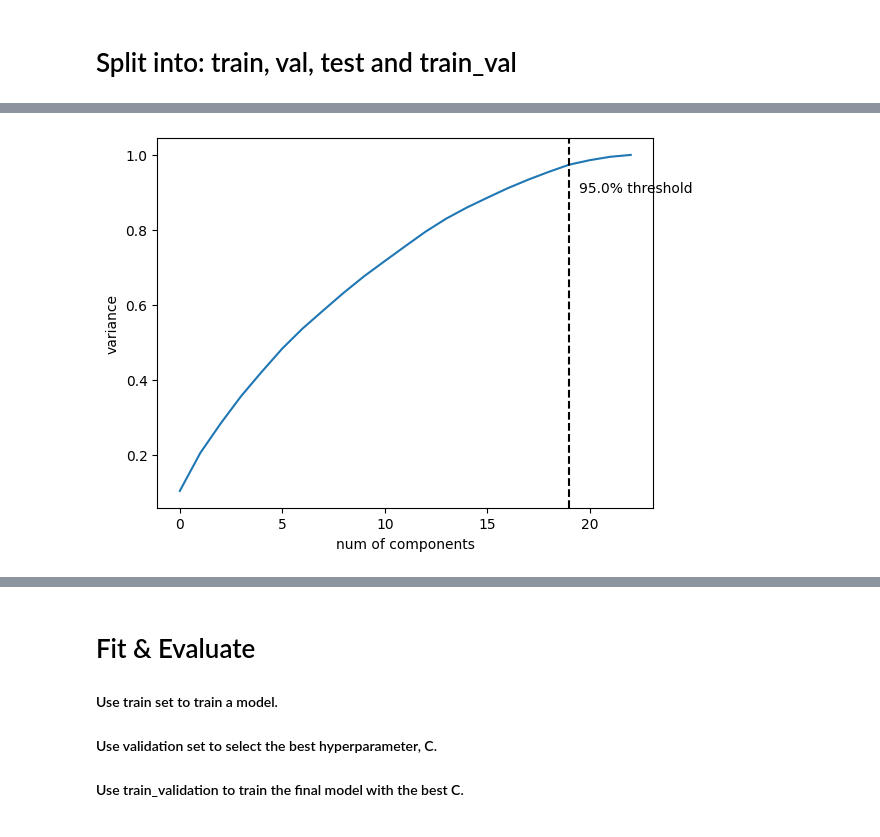
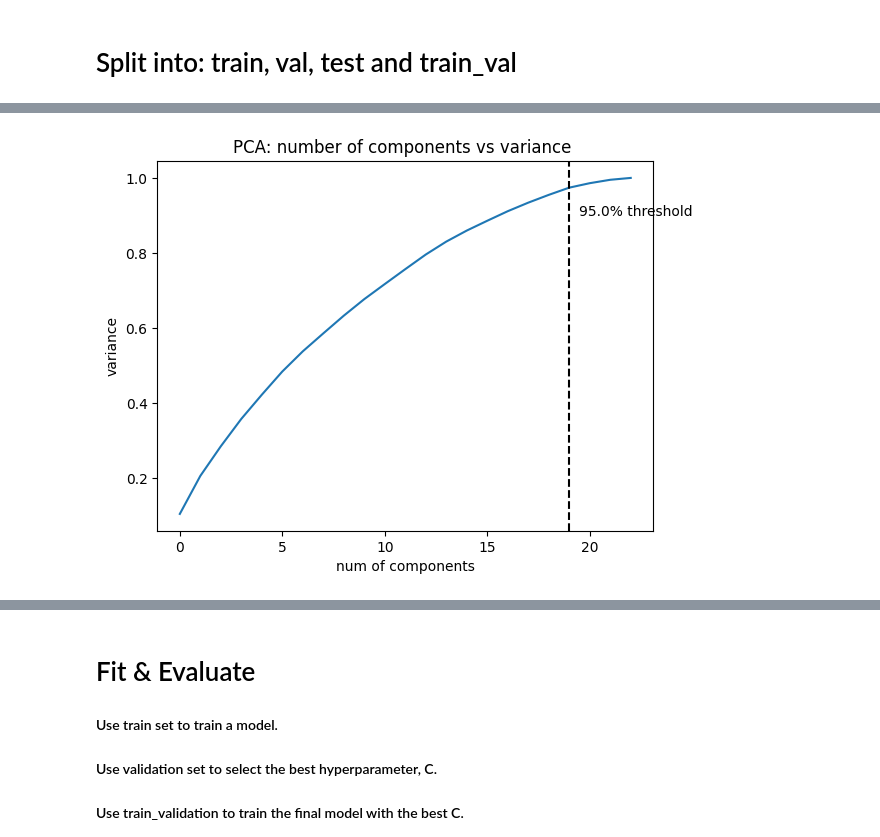
Before and after one commit to aruuuke/CreditRisk, a Jupyter notebook: LogisticRegression.ipynb, the cells around one changed output, grey strips where cells are left out. Saved outputs shown, nothing was run; the diff lists cells and outputs as text; code cells hidden in the pictures.

```diff
--- a/LogisticRegression.ipynb
+++ b/LogisticRegression.ipynb
@@ -193,7 +193,7 @@ def set_pca(X):
 
     plt.axvline(x=num_components, color='k', linestyle='--')
     plt.text(num_components + 0.5, variance_threshold - 0.05, f'{variance_threshold*100}% threshold', fontsize=10)
-
+    plt.title("PCA: number of components vs variance ")
     plt.show()
 
     return num_components
@@ -224,13 +224,14 @@ def visualize_split(sets, labels):
     plt.show()
 # %%
 def split(X,y,test_size):
-    X_train_val, X_test, y_train_val, y_test = train_test_split(X, y, test_size=test_size, random_state=42)
-    X_train, X_val, y_train, y_val = train_test_split(X_train_val, y_train_val, test_size=test_size, random_state=42)
+    X_train, X_val, y_train, y_val = train_test_split(X, y, test_size=test_size, random_state=42)
+    X_val, X_test, y_val, y_test = train_test_split(X_val, y_val, test_size=0.5, random_state=42)
 
     print("X_train", X_train.shape, "y_train", y_train.shape)
     print("X_val",X_val.shape, "y_val", y_val.shape)
-    print("X_train_val",X_train_val.shape, "y_train_val", y_train_val.shape)
+#     print("X_train_val",X_train_val.shape, "y_train_val", y_train_val.shape)
     print("X_test",X_test.shape, "y_test",y_test.shape)
 
 
-    return X_train, y_train, X_val, y_val, X_train_val, y_train_val,X_test, y_test
+#     return X_train, y_train, X_val, y_val, X_train_val, y_train_val,X_test, y_test
+    return X_train, y_train, X_val, y_val,X_test, y_test
@@ -247,0 +238,6 @@ X_test (340, 23) y_test (340,)
+# %%
+# X_train, y_train, X_val, y_val, X_train_val, y_train_val,X_test, y_test = split(X,y,0.2)
+X_train, y_train, X_val, y_val,X_test, y_test = split(X,y,0.3)
+
+visualize_split([X_train,X_val,X_test ], ["X_train","X_val","X_test"])
+# visualize_split([X_train_val,X_test ], ["X_train_val","X_test"])
@@ -255,11 +256,10 @@ X_test_scaled = standard_scaler.transform(X_test)
 # %%
 # PCA X
 n = set_pca(X)
 pca = PCA(n)
 
 X_train_pca = pca.fit_transform(X_train)
 X_val_pca = pca.transform(X_val)
 X_test_pca = pca.transform(X_test)
-X_train_val_pca = pca.transform(X_train_val)
 # %% [output]
-[figure, old version]
+[figure, new version]
```
Also changed, not shown: parts of 5 cells of this notebook.
